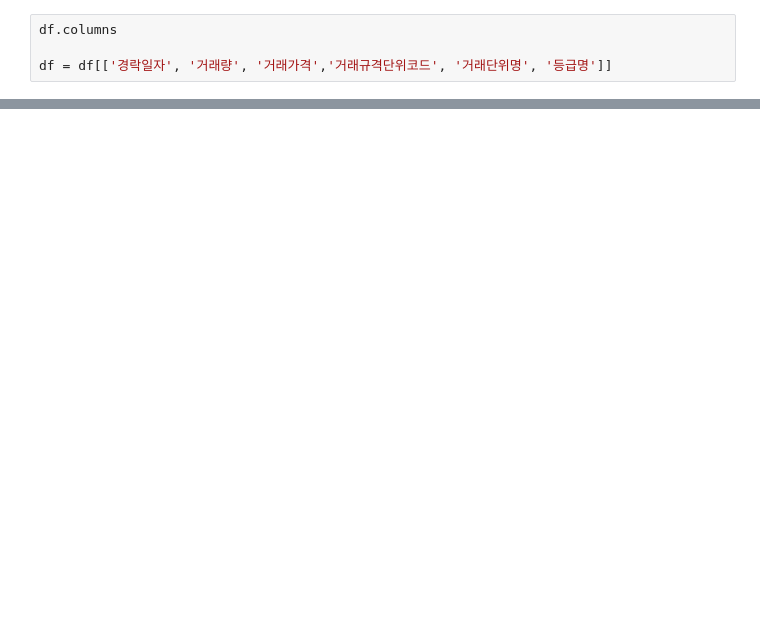
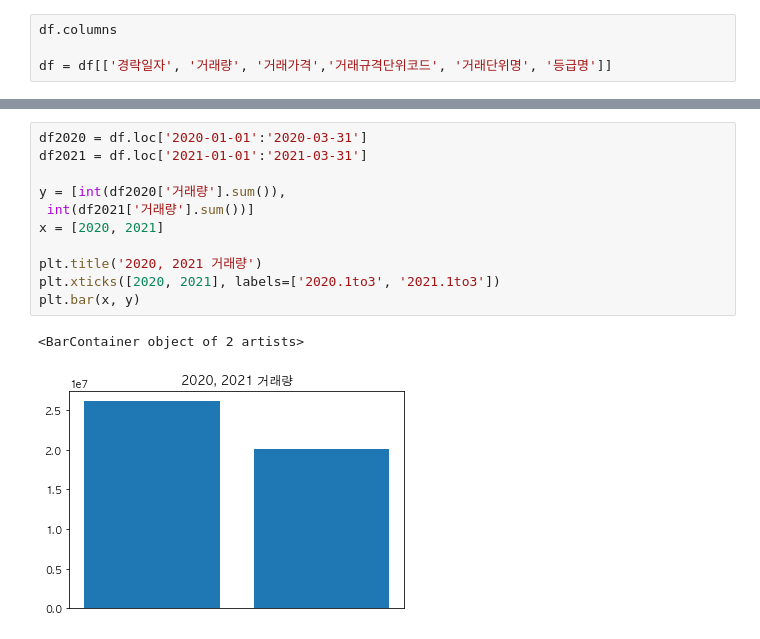
Before and after one commit to Kyeongrok/naver_shopping_ml_model, a Jupyter notebook: public_data/get_auction_prices.ipynb, the cells around one changed output, grey strips where cells are left out. Drawn from its saved outputs; the diff is of its cells as text; blank space fills up the shorter version.

```diff
--- a/public_data/get_auction_prices.ipynb
+++ b/public_data/get_auction_prices.ipynb
@@ -83,0 +85,14 @@ gr.mean()
+# %%
+df2020 = df.loc['2020-01-01':'2020-03-31']
+df2021 = df.loc['2021-01-01':'2021-03-31']
+
+y = [int(df2020['거래량'].sum()),
+ int(df2021['거래량'].sum())]
+x = [2020, 2021]
+
+plt.title('2020, 2021 거래량')
+plt.xticks([2020, 2021], labels=['2020.1to3', '2021.1to3'])
+plt.bar(x, y)
+# %% [output]
+<BarContainer object of 2 artists>
+[figure, added]
```
Also changed, not shown: parts of 6 cells of this notebook, 3 other files.
